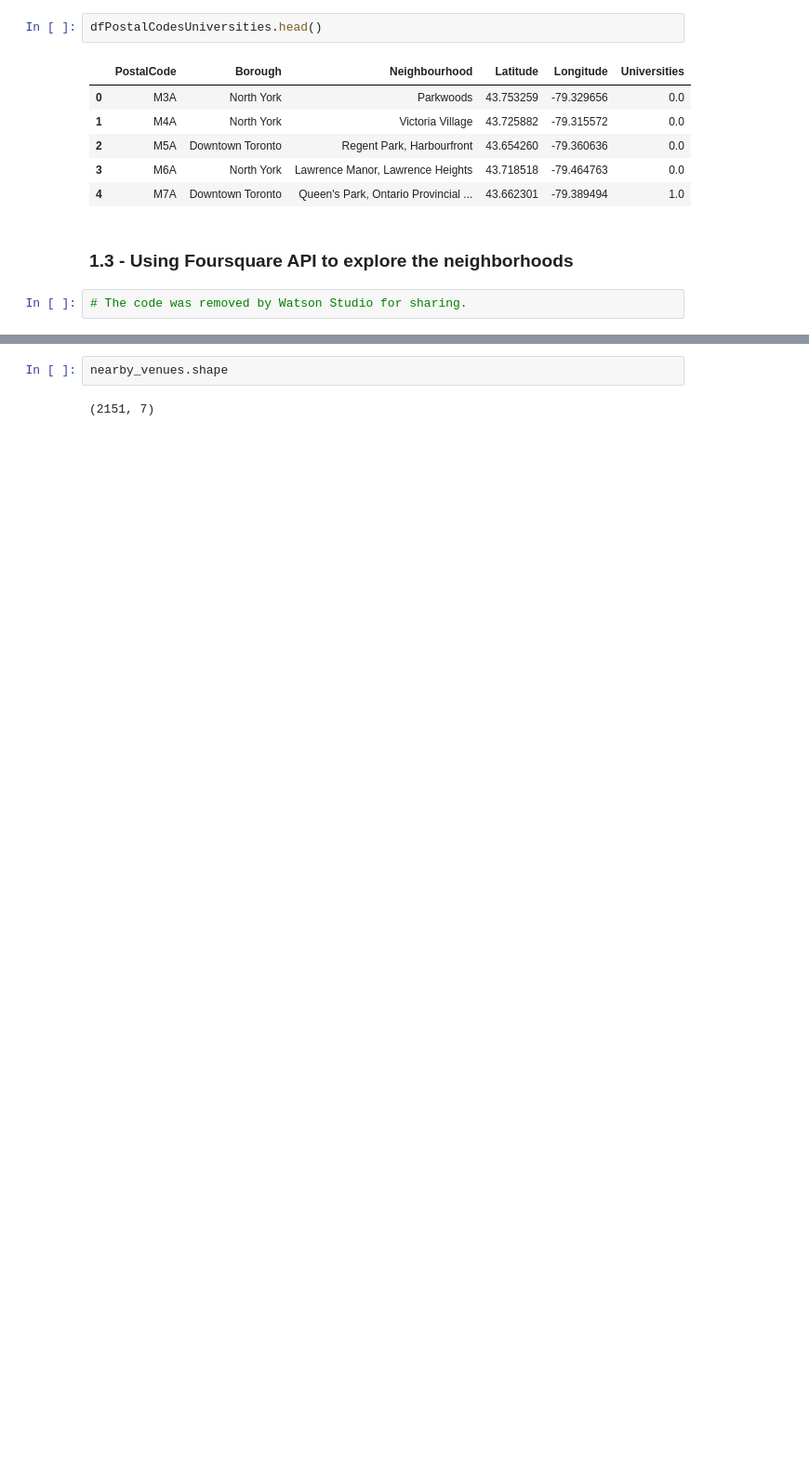
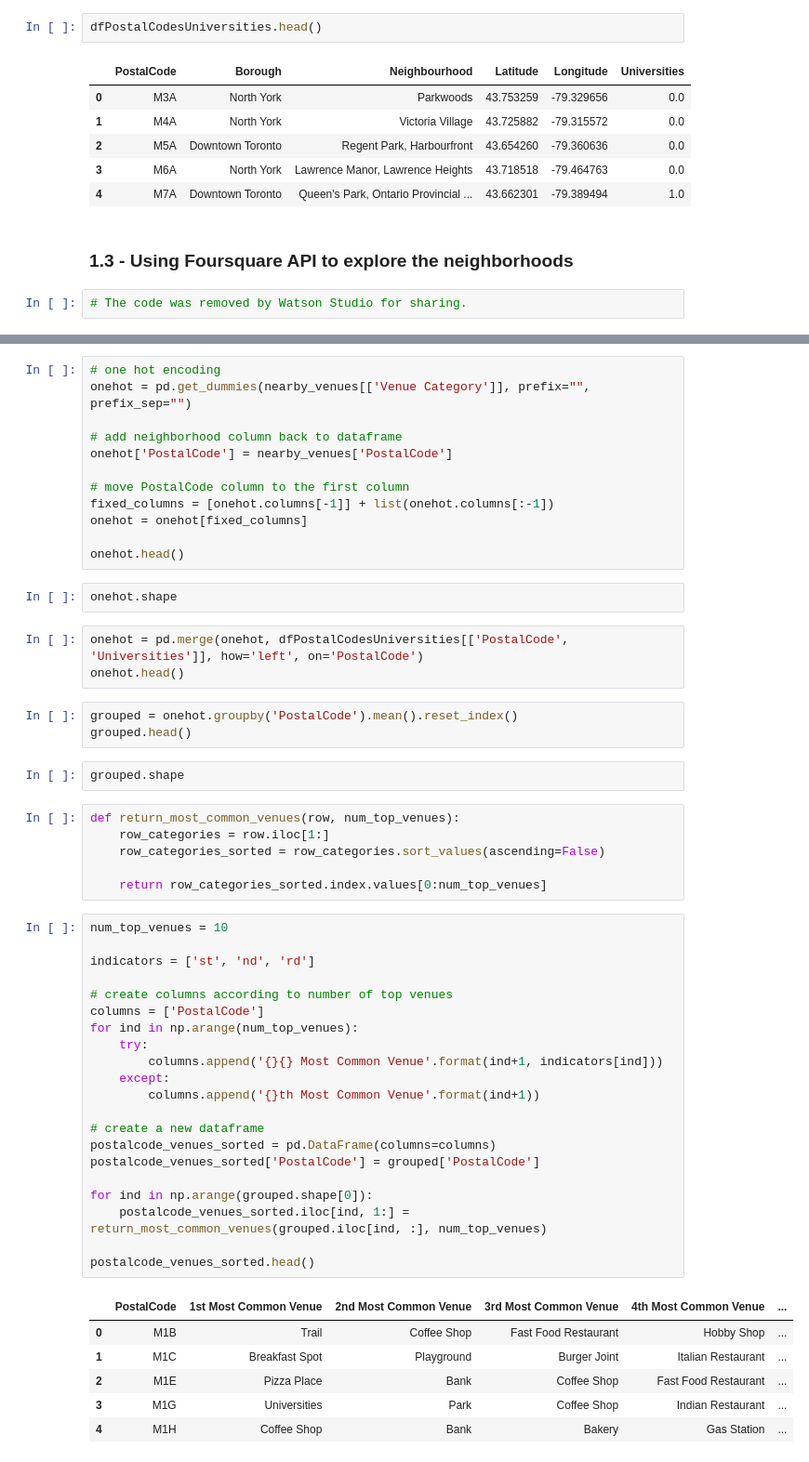
Before and after one commit to fensterseifer/Coursera_Capstone, a Jupyter notebook: Coursera_Capstone.ipynb, the cells around one changed output, grey strips where cells are left out. Shown at 93% size. Cells and saved outputs as stored; diff of their text form; blank space fills up the shorter version.

```diff
--- a/Coursera_Capstone.ipynb
+++ b/Coursera_Capstone.ipynb
@@ -396,4 +388,56 @@ nearby_venues.head(10)
+# %%
+# one hot encoding
+onehot = pd.get_dummies(nearby_venues[['Venue Category']], prefix="", prefix_sep="")
+
+# add neighborhood column back to dataframe
+onehot['PostalCode'] = nearby_venues['PostalCode']
+
+# move PostalCode column to the first column
+fixed_columns = [onehot.columns[-1]] + list(onehot.columns[:-1])
+onehot = onehot[fixed_columns]
+
+onehot.head()
 # %%
-nearby_venues.shape
+onehot.shape
-# %% [output]
-(2151, 7)
+# %%
+onehot = pd.merge(onehot, dfPostalCodesUniversities[['PostalCode', 'Universities']], how='left', on='PostalCode')
+onehot.head()
+# %%
+grouped = onehot.groupby('PostalCode').mean().reset_index()
+grouped.head()
+# %%
+grouped.shape
+# %%
+def return_most_common_venues(row, num_top_venues):
+    row_categories = row.iloc[1:]
+    row_categories_sorted = row_categories.sort_values(ascending=False)
+
+    return row_categories_sorted.index.values[0:num_top_venues]
+# %%
+num_top_venues = 10
+
+indicators = ['st', 'nd', 'rd']
+
+# create columns according to number of top venues
+columns = ['PostalCode']
+for ind in np.arange(num_top_venues):
+    try:
+        columns.append('{}{} Most Common Venue'.format(ind+1, indicators[ind]))
+    except:
+        columns.append('{}th Most Common Venue'.format(ind+1))
+
+# create a new dataframe
+postalcode_venues_sorted = pd.DataFrame(columns=columns)
+postalcode_venues_sorted['PostalCode'] = grouped['PostalCode']
+
+for ind in np.arange(grouped.shape[0]):
+    postalcode_venues_sorted.iloc[ind, 1:] = return_most_common_venues(grouped.iloc[ind, :], num_top_venues)
+
+postalcode_venues_sorted.head()
+# %% [output]
+|  | PostalCode | 1st Most Common Venue | 2nd Most Common Venue | 3rd Most Common Venue | 4th Most Common Venue | ... |
+| 0 | M1B | Trail | Coffee Shop | Fast Food Restaurant | Hobby Shop | ... |
+| 1 | M1C | Breakfast Spot | Playground | Burger Joint | Italian Restaurant | ... |
+| 2 | M1E | Pizza Place | Bank | Coffee Shop | Fast Food Restaurant | ... |
+| 3 | M1G | Universities | Park | Coffee Shop | Indian Restaurant | ... |
+| 4 | M1H | Coffee Shop | Bank | Bakery | Gas Station | ... |
```
Also changed, not shown: parts of 15 cells of this notebook.
